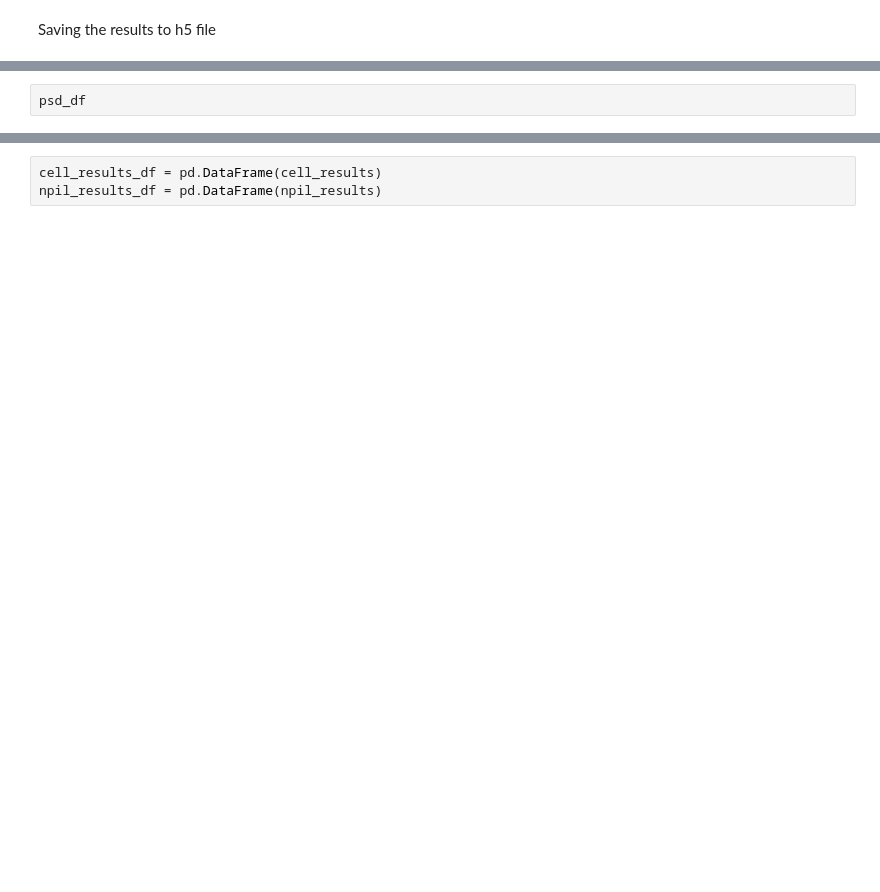
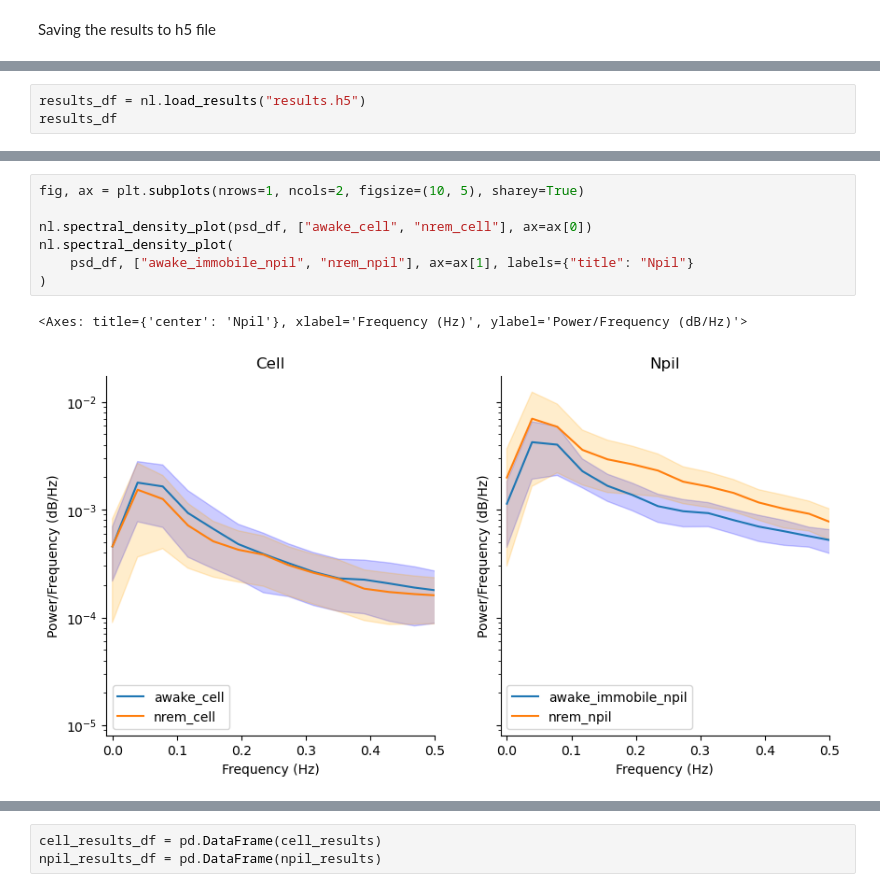
Before and after one commit to JessicaYoujiaLi/sleep, a Jupyter notebook: notebooks/neuropil_analysis/Neuropil_analysis_all_exps.ipynb, the cells around one changed output, grey strips where cells are left out. Saved outputs shown, nothing was run; the diff lists cells and outputs as text; blank space fills up the shorter version.

Commit message:
npil notebooks

```diff
--- a/notebooks/neuropil_analysis/Neuropil_analysis_all_exps.ipynb
+++ b/notebooks/neuropil_analysis/Neuropil_analysis_all_exps.ipynb
@@ -154,0 +201,3 @@ results_df2.to_hdf("results.h5", key="main_df", mode="a")
+# %%
+results_df = nl.load_results("results.h5")
+results_df
@@ -180,3 +235,11 @@ psd_mean
-# %%
-psd_df
+# %%
+fig, ax = plt.subplots(nrows=1, ncols=2, figsize=(10, 5), sharey=True)
+
+nl.spectral_density_plot(psd_df, ["awake_cell", "nrem_cell"], ax=ax[0])
+nl.spectral_density_plot(
+    psd_df, ["awake_immobile_npil", "nrem_npil"], ax=ax[1], labels={"title": "Npil"}
+)
+# %% [output]
+<Axes: title={'center': 'Npil'}, xlabel='Frequency (Hz)', ylabel='Power/Frequency (dB/Hz)'>
+[figure, added]
 # %%
```
Also changed, not shown: parts of 16 cells of this notebook, 4 other files.
